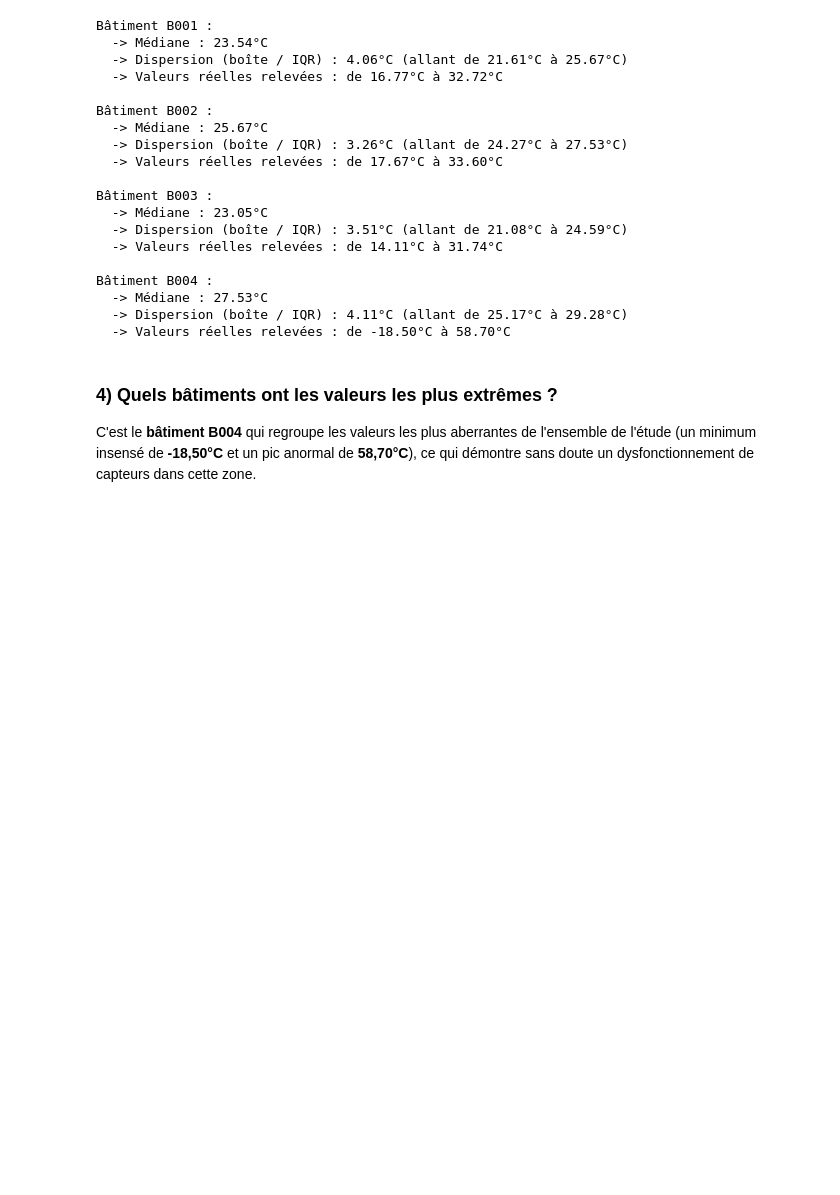
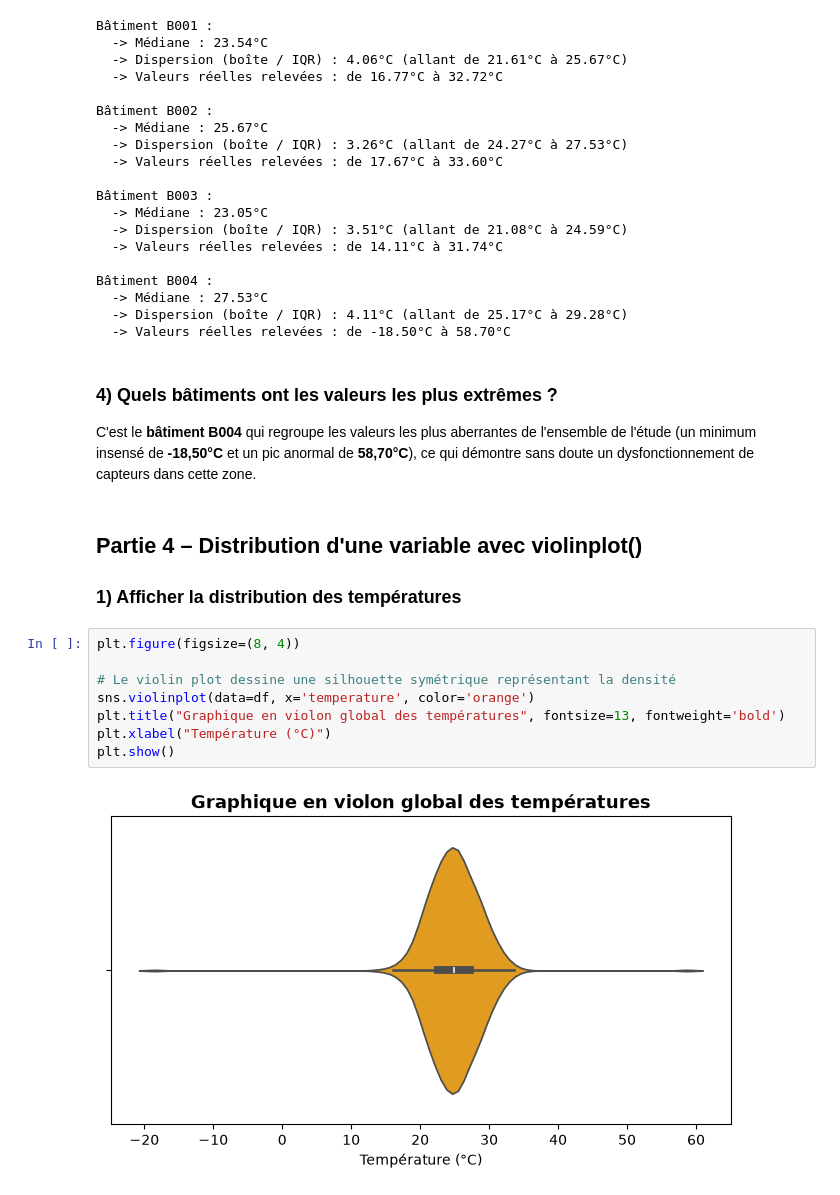
Before and after one commit to DIOPBARHAM/atelier_seaborn_iot, a Jupyter notebook: notebooks/atelier_seaborn_iot.ipynb, the cells around one changed output. Drawn from its saved outputs; the diff is of its cells as text; blank space fills up the shorter version.

Commit message:
Partie 4 – Distribution d'une variable avec violinplot() 1) Afficher la distribution des températures

```diff
--- a/notebooks/atelier_seaborn_iot.ipynb
+++ b/notebooks/atelier_seaborn_iot.ipynb
@@ -193,3 +199,16 @@ Bâtiment B004 :
 ### 4) Quels bâtiments ont les valeurs les plus extrêmes ?
 
 C'est le **bâtiment B004** qui regroupe les valeurs les plus aberrantes de l'ensemble de l'étude (un minimum insensé de **-18,50°C** et un pic anormal de **58,70°C**), ce qui démontre sans doute un dysfonctionnement de capteurs dans cette zone.
+# %% [markdown]
+## Partie 4 – Distribution d'une variable avec violinplot()
+### 1) Afficher la distribution des températures
+# %%
+plt.figure(figsize=(8, 4))
+
+# Le violin plot dessine une silhouette symétrique représentant la densité
+sns.violinplot(data=df, x='temperature', color='orange')
+plt.title("Graphique en violon global des températures", fontsize=13, fontweight='bold')
+plt.xlabel("Température (°C)")
+plt.show()
+# %% [output]
+[figure, added]
```
Also changed, not shown: parts of 1 cell of this notebook.
